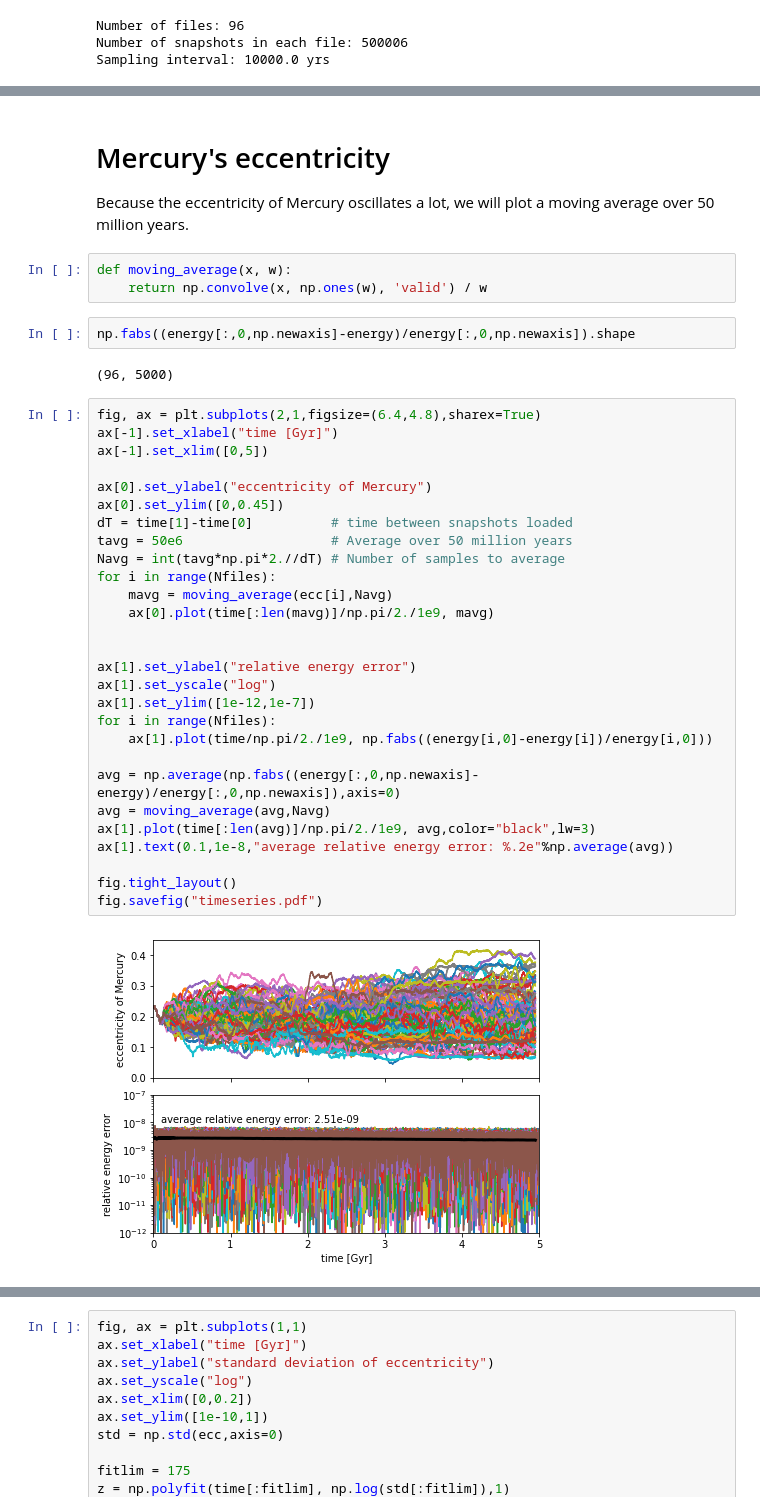
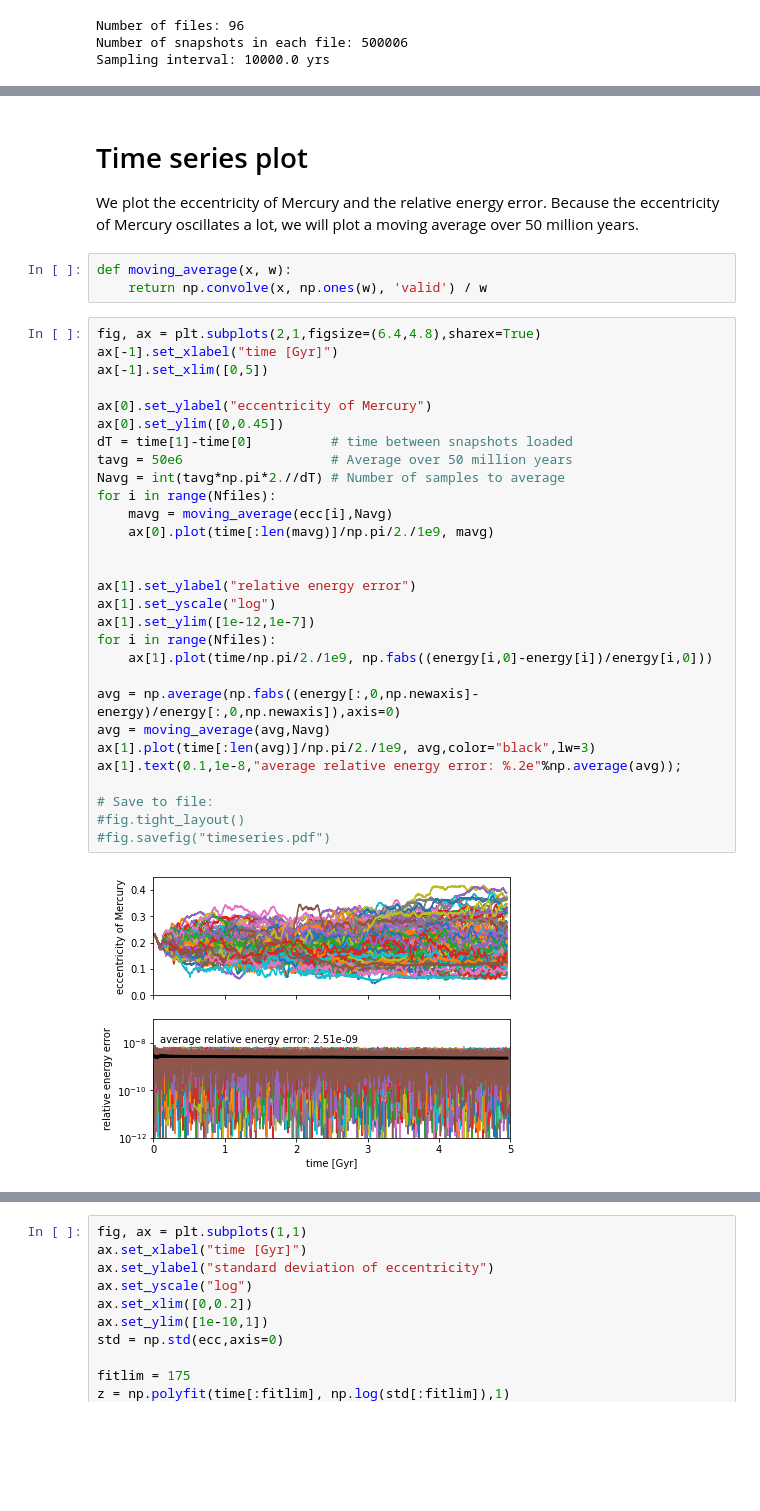
Before and after one commit to zyrxvo/vanilla, a Jupyter notebook: SolarSystemPlots.ipynb, the cells around one changed output, grey strips where cells are left out. Saved outputs shown, nothing was run; the diff lists cells and outputs as text; blank space fills up the shorter version.

```diff
--- a/SolarSystemPlots.ipynb
+++ b/SolarSystemPlots.ipynb
@@ -61,44 +72,41 @@ for i in range(Nfiles):
 # %% [output]
 [----------------------->] 100%
 # %% [markdown]
-# Mercury's eccentricity
-Because the eccentricity of Mercury oscillates a lot, we will plot a moving average over 50 million years.
+# Time series plot
+We plot the eccentricity of Mercury and the relative energy error. Because the eccentricity of Mercury oscillates a lot, we will plot a moving average over 50 million years.
 # %%
 def moving_average(x, w):
     return np.convolve(x, np.ones(w), 'valid') / w
-# %%
-np.fabs((energy[:,0,np.newaxis]-energy)/energy[:,0,np.newaxis]).shape
-# %% [output]
-(96, 5000)
 # %%
 fig, ax = plt.subplots(2,1,figsize=(6.4,4.8),sharex=True)
 ax[-1].set_xlabel("time [Gyr]")
 ax[-1].set_xlim([0,5])
 
 ax[0].set_ylabel("eccentricity of Mercury")
 ax[0].set_ylim([0,0.45])
 dT = time[1]-time[0]          # time between snapshots loaded
 tavg = 50e6                   # Average over 50 million years
 Navg = int(tavg*np.pi*2.//dT) # Number of samples to average
 for i in range(Nfiles):
     mavg = moving_average(ecc[i],Navg)
     ax[0].plot(time[:len(mavg)]/np.pi/2./1e9, mavg)
 
 
 ax[1].set_ylabel("relative energy error")
 ax[1].set_yscale("log")
 ax[1].set_ylim([1e-12,1e-7])
 for i in range(Nfiles):
     ax[1].plot(time/np.pi/2./1e9, np.fabs((energy[i,0]-energy[i])/energy[i,0]))
 
 avg = np.average(np.fabs((energy[:,0,np.newaxis]-energy)/energy[:,0,np.newaxis]),axis=0)
 avg = moving_average(avg,Navg)
 ax[1].plot(time[:len(avg)]/np.pi/2./1e9, avg,color="black",lw=3)
-ax[1].text(0.1,1e-8,"average relative energy error: %.2e"%np.average(avg))
+ax[1].text(0.1,1e-8,"average relative energy error: %.2e"%np.average(avg));
 
-fig.tight_layout()
-fig.savefig("timeseries.pdf")
+# Save to file:
+#fig.tight_layout()
+#fig.savefig("timeseries.pdf")
 # %% [output]
-[figure, old version]
+[figure, new version]
 # %% [markdown]
 # Lyapunov timescale
```
Also changed, not shown: parts of 9 cells of this notebook.
